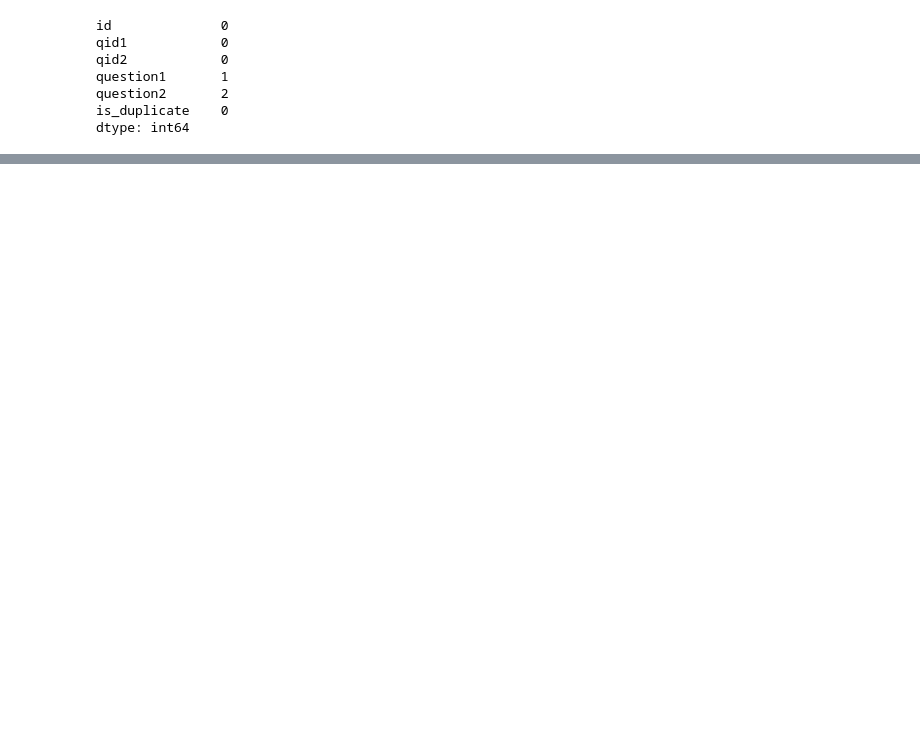
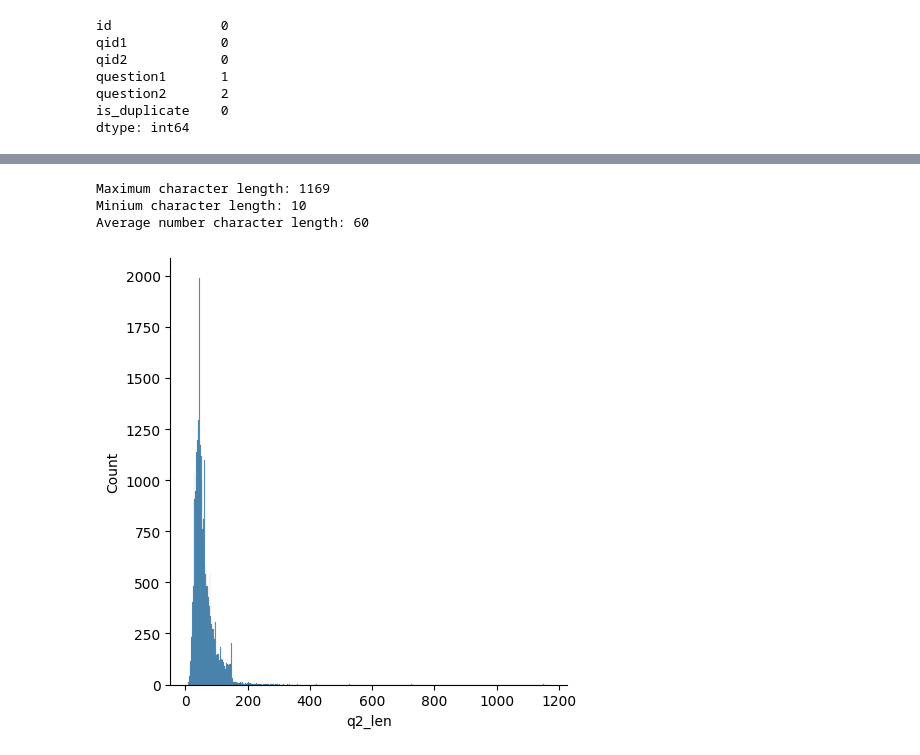
Before and after one commit to romi4odin/lotOfProjects, a Jupyter notebook: initial_EDA.ipynb, the cells around one changed output, grey strips where cells are left out. Cells and saved outputs as stored; diff of their text form; code cells hidden in the pictures; blank space fills up the shorter version.

```diff
--- a/initial_EDA.ipynb
+++ b/initial_EDA.ipynb
@@ -175,0 +170,10 @@ accuracy_score(y_test, y_pred)
+# %%
+sns.displot(new_df['q2_len'])
+print('Maximum character length:', new_df['q2_len'].max())
+print('Minium character length:', new_df['q2_len'].min())
+print('Average number character length:',int( new_df['q2_len'].mean()))
+# %% [output]
+Maximum character length: 1169
+Minium character length: 10
+Average number character length: 60
+[figure, added]
```
Also changed, not shown: parts of 73 cells of this notebook.
